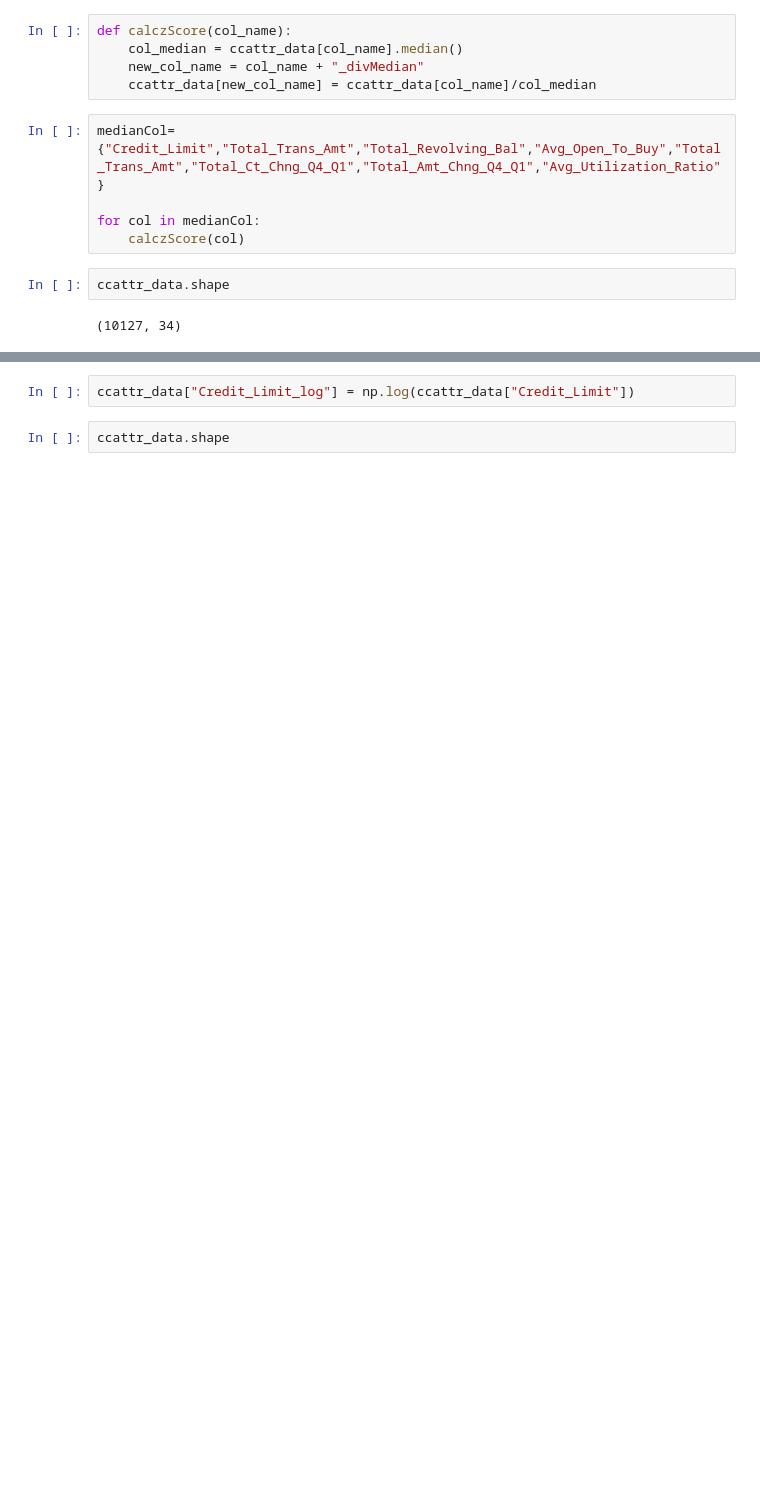
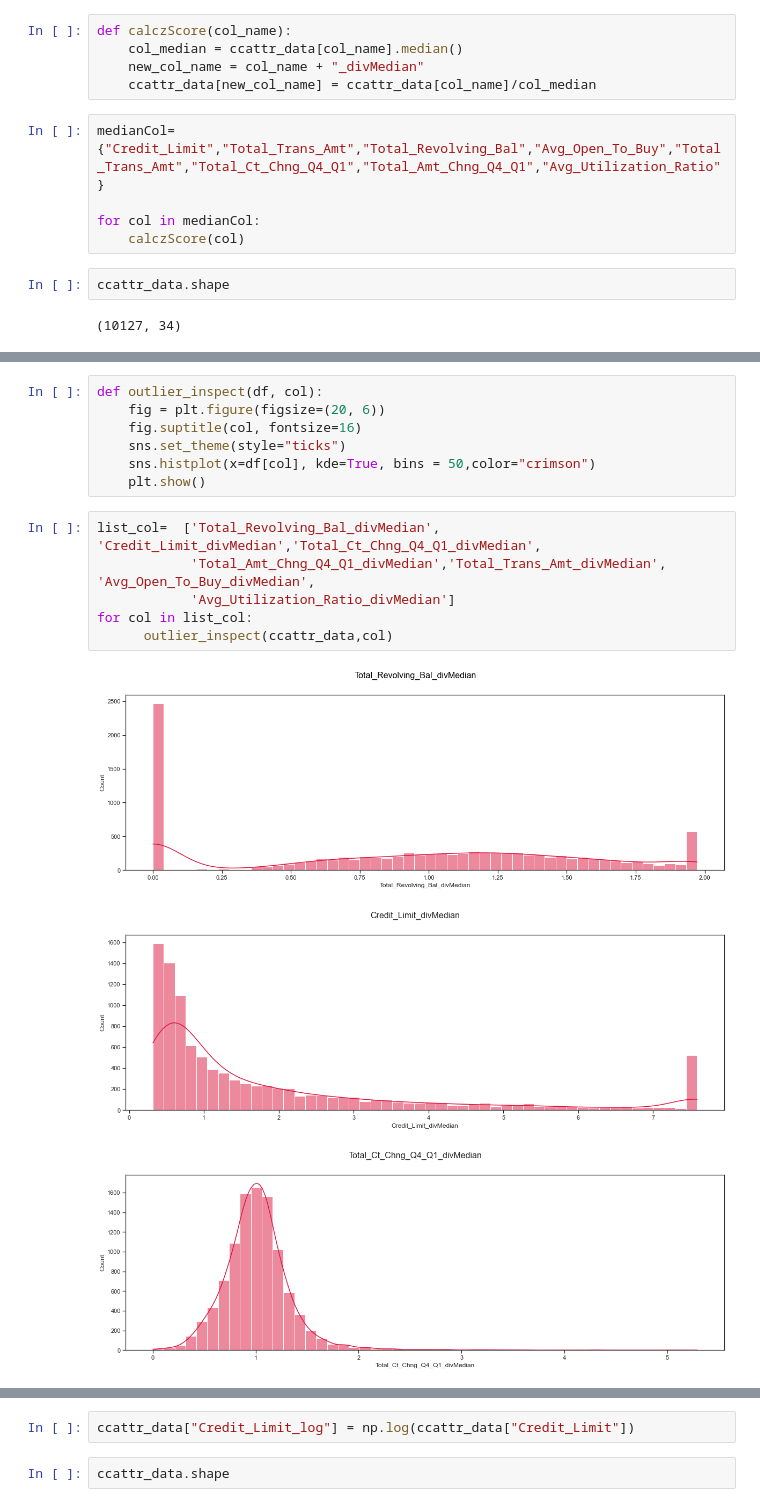
Before and after one commit to shaisid01/Data-Science, a Jupyter notebook: CapstoneProjects/Capstone 2/Notebooks/02_data_wrangling.ipynb, the cells around one changed output, grey strips where cells are left out. Cells and saved outputs as stored; diff of their text form; blank space fills up the shorter version.

```diff
--- a/CapstoneProjects/Capstone 2/Notebooks/02_data_wrangling.ipynb
+++ b/CapstoneProjects/Capstone 2/Notebooks/02_data_wrangling.ipynb
@@ -543,0 +564,17 @@ ccattr_data.head()
+# %%
+def outlier_inspect(df, col):
+    fig = plt.figure(figsize=(20, 6))
+    fig.suptitle(col, fontsize=16)
+    sns.set_theme(style="ticks")
+    sns.histplot(x=df[col], kde=True, bins = 50,color="crimson")
+    plt.show()
+# %%
+list_col=  ['Total_Revolving_Bal_divMedian', 'Credit_Limit_divMedian','Total_Ct_Chng_Q4_Q1_divMedian',
+            'Total_Amt_Chng_Q4_Q1_divMedian','Total_Trans_Amt_divMedian', 'Avg_Open_To_Buy_divMedian',
+            'Avg_Utilization_Ratio_divMedian']
+for col in list_col:
+      outlier_inspect(ccattr_data,col)
+# %% [output]
+[figure, added]
+[figure, added]
+[figure, added]
```
Also changed, not shown: parts of 29 cells of this notebook.
